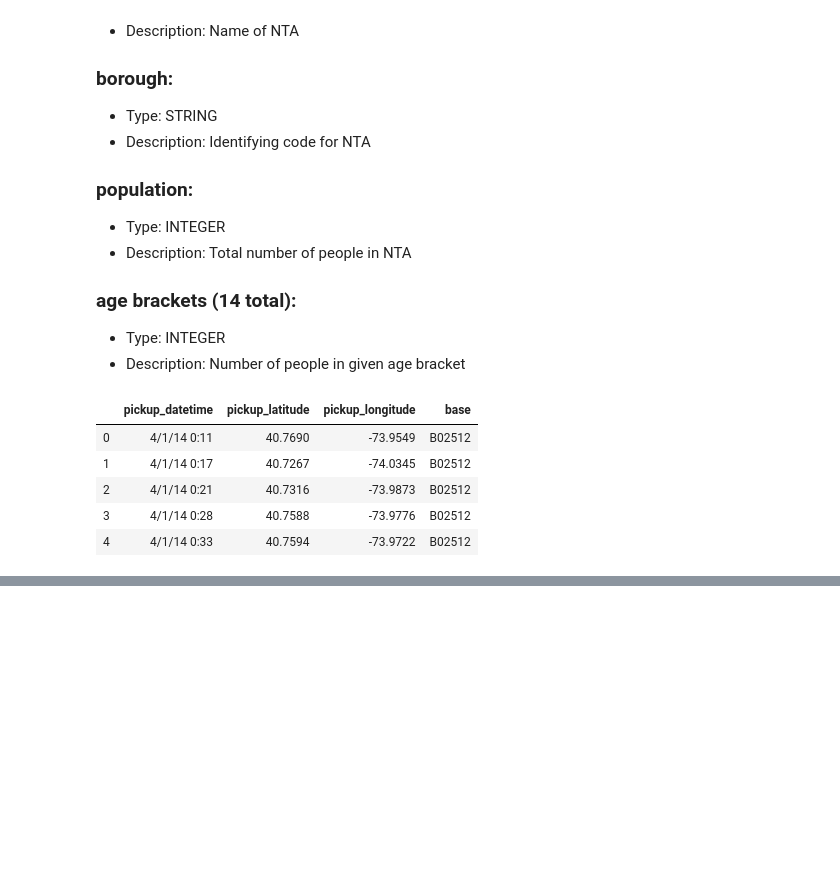
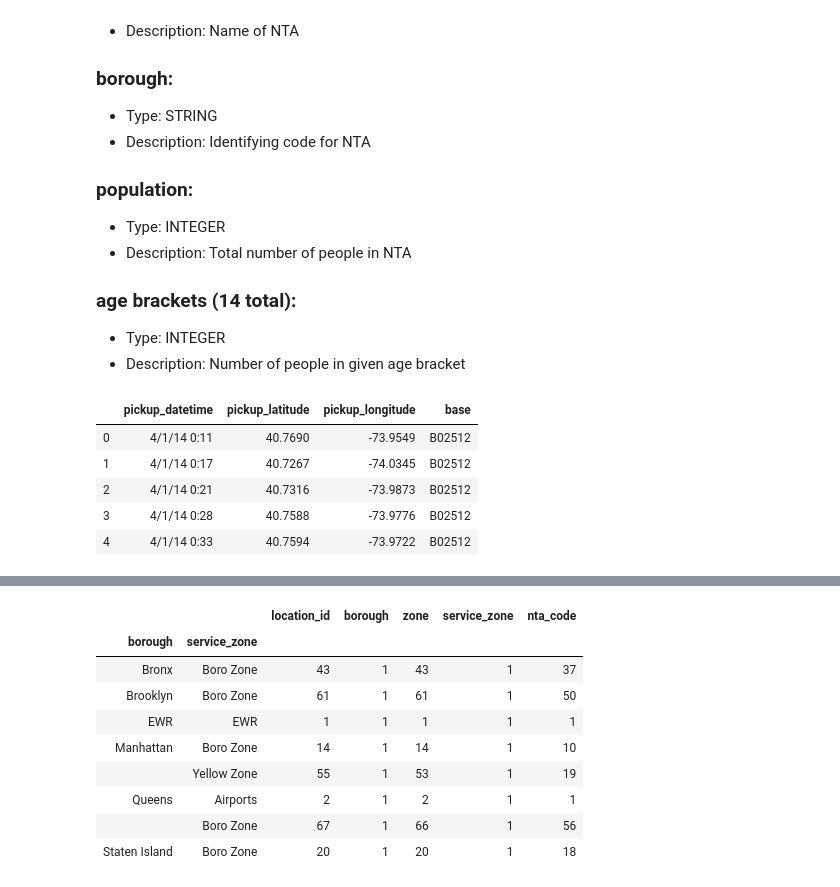
Before and after one commit to hec10r/DS4A_datathon, a Jupyter notebook: Notebooks/Datathon_general.ipynb, the cells around one changed output, grey strips where cells are left out. Saved outputs shown, nothing was run; the diff lists cells and outputs as text; code cells hidden in the pictures; blank space fills up the shorter version.

```diff
--- a/Notebooks/Datathon_general.ipynb
+++ b/Notebooks/Datathon_general.ipynb
@@ -124,0 +261,13 @@ df_uber_trips_2014.head()
+# %%
+df_zones.groupby(['borough', 'service_zone']).nunique()
+# %% [output]
+|  |  | location_id | borough | zone | service_zone | nta_code |
+| borough | service_zone |  |  |  |  |  |
+| Bronx | Boro Zone | 43 | 1 | 43 | 1 | 37 |
+| Brooklyn | Boro Zone | 61 | 1 | 61 | 1 | 50 |
+| EWR | EWR | 1 | 1 | 1 | 1 | 1 |
+| Manhattan | Boro Zone | 14 | 1 | 14 | 1 | 10 |
+|  | Yellow Zone | 55 | 1 | 53 | 1 | 19 |
+| Queens | Airports | 2 | 1 | 2 | 1 | 1 |
+|  | Boro Zone | 67 | 1 | 66 | 1 | 56 |
+| Staten Island | Boro Zone | 20 | 1 | 20 | 1 | 18 |
```
Also changed, not shown: parts of 28 cells of this notebook, 1 other file.
